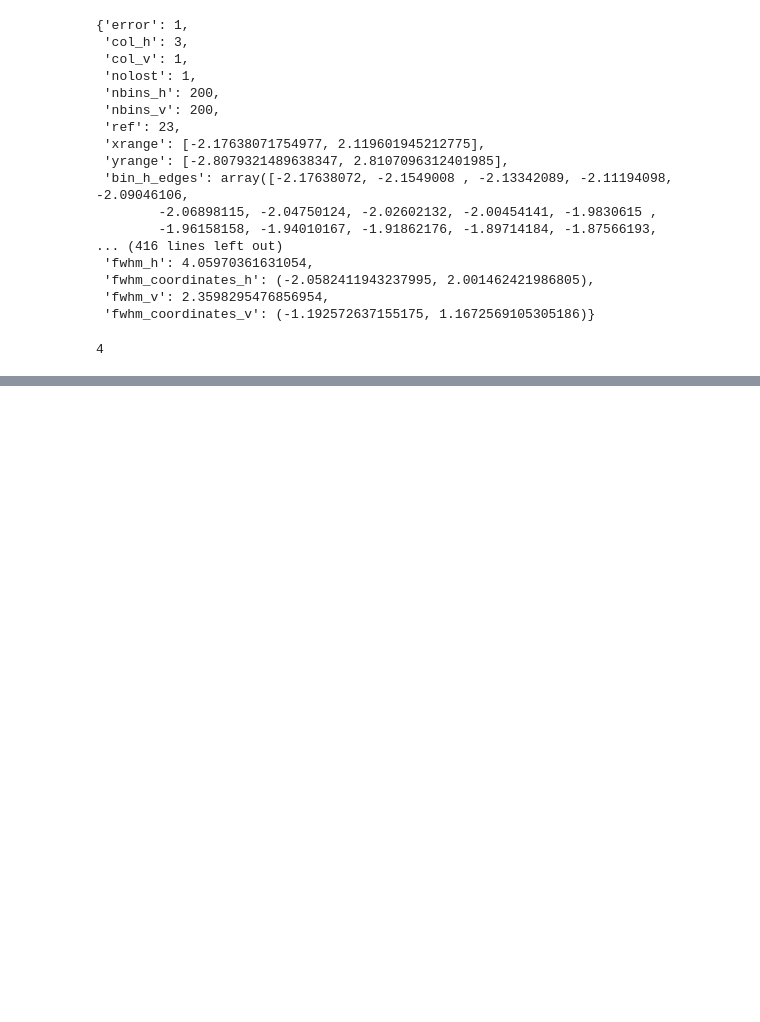
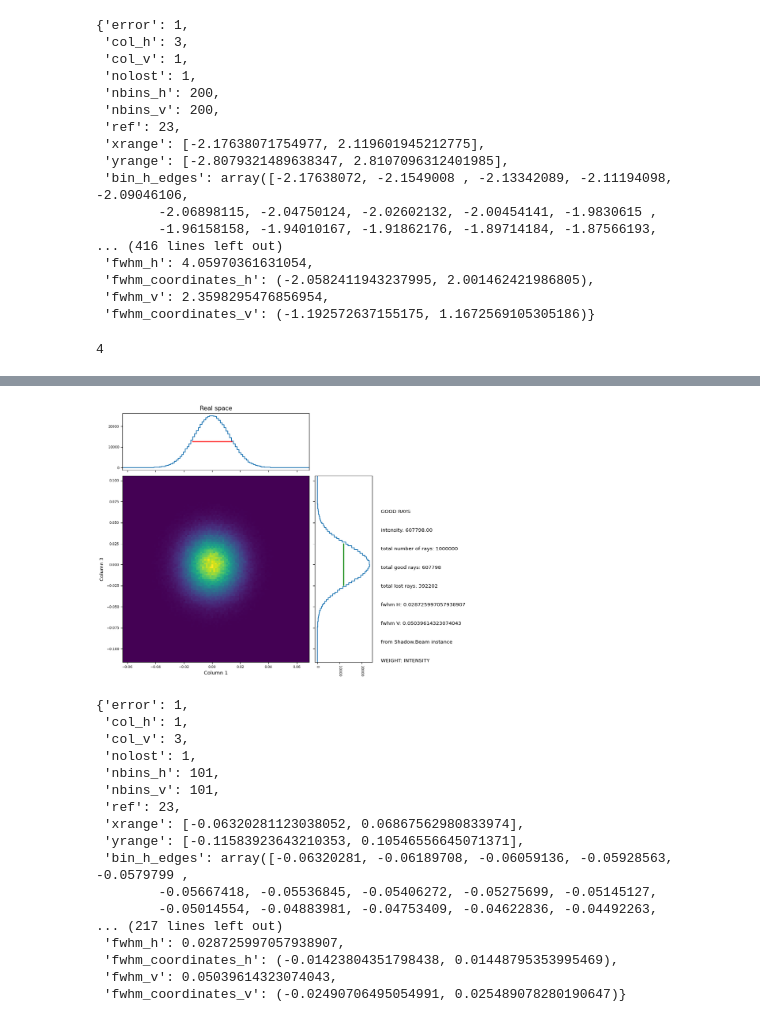
Before and after one commit to amici-lnls/cax-control, a Jupyter notebook: notebooks/cax_sim_class.ipynb, the cells around one changed output, grey strips where cells are left out. Saved outputs shown, nothing was run; the diff lists cells and outputs as text; code cells hidden in the pictures; blank space fills up the shorter version.

Commit message:
Fixed trace pipeline and tested retrace functionality

```diff
--- a/notebooks/cax_sim_class.ipynb
+++ b/notebooks/cax_sim_class.ipynb
@@ -213,0 +237,2 @@ Shadow.ShadowTools.plotxy(cax.beams[3],1,3,nbins=101,nolost=1,title="Real space"
+# %%
+retraced_beam = test_beam.duplicate()
@@ -213,0 +241,21 @@ Shadow.ShadowTools.plotxy(cax.beams[3],1,3,nbins=101,nolost=1,title="Real space"
+# %%
+Shadow.ShadowTools.plotxy(retraced_beam,1,3,nbins=101,nolost=1,title="Real space")
+# %% [output]
+[figure, added]
+{'error': 1,
+ 'col_h': 1,
+ 'col_v': 3,
+ 'nolost': 1,
+ 'nbins_h': 101,
+ 'nbins_v': 101,
+ 'ref': 23,
+ 'xrange': [-0.06320281123038052, 0.06867562980833974],
+ 'yrange': [-0.11583923643210353, 0.10546556645071371],
+ 'bin_h_edges': array([-0.06320281, -0.06189708, -0.06059136, -0.05928563, -0.0579799 ,
+        -0.05667418, -0.05536845, -0.05406272, -0.05275699, -0.05145127,
+        -0.05014554, -0.04883981, -0.04753409, -0.04622836, -0.04492263,
+... (217 lines left out)
+ 'fwhm_h': 0.028725997057938907,
+ 'fwhm_coordinates_h': (-0.01423804351798438, 0.01448795353995469),
+ 'fwhm_v': 0.05039614323074043,
+ 'fwhm_coordinates_v': (-0.02490706495054991, 0.025489078280190647)}
```
Also changed, not shown: parts of 17 cells of this notebook, 2 other files.
